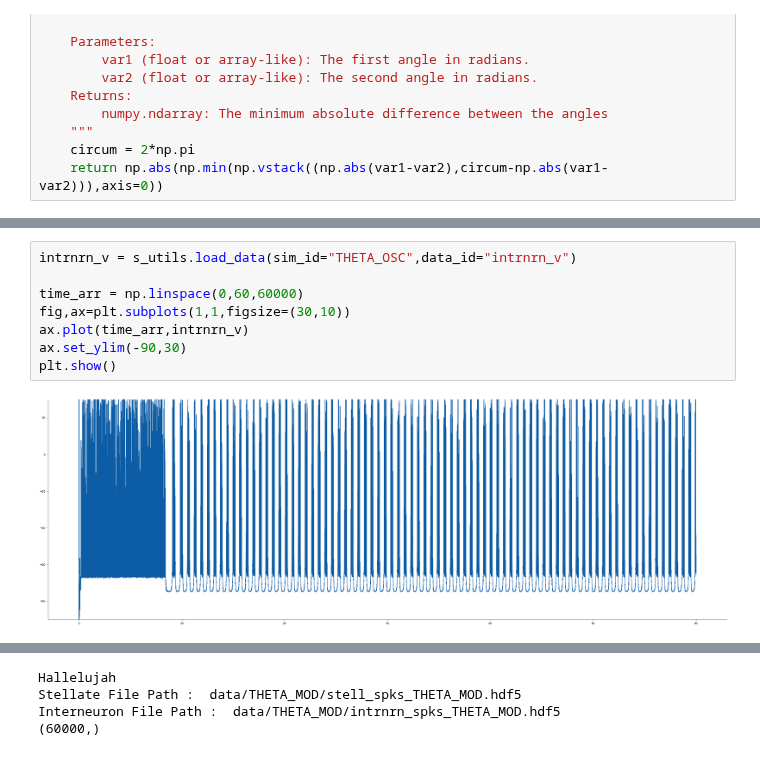
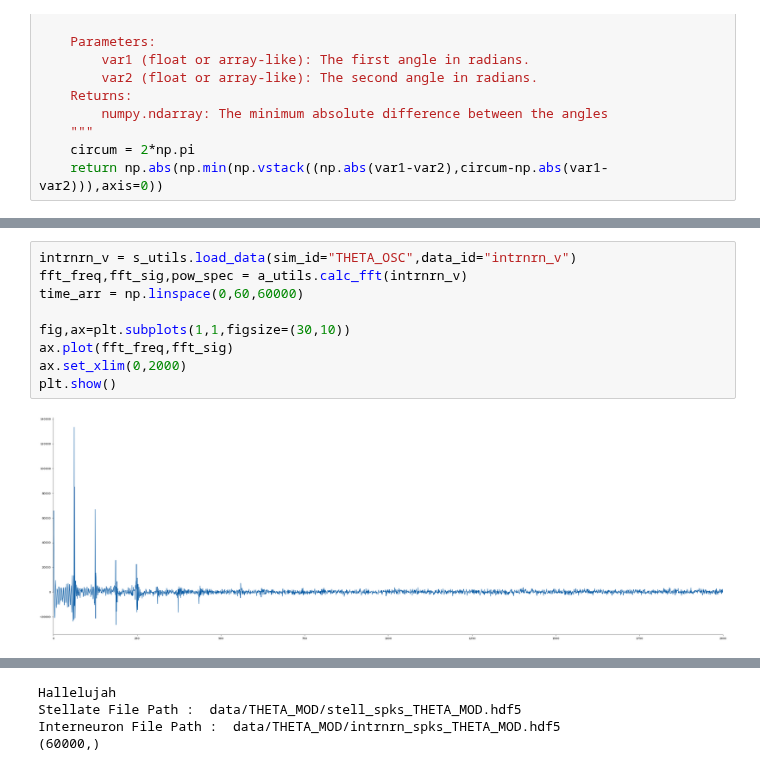
Before and after one commit to tiny-infinity/GridCellsCopy, a Jupyter notebook: analysis/notebooks/theta_analysis/gov_2.ipynb, the cells around one changed output, grey strips where cells are left out. Drawn from its saved outputs; the diff is of its cells as text.

```diff
--- a/analysis/notebooks/theta_analysis/gov_2.ipynb
+++ b/analysis/notebooks/theta_analysis/gov_2.ipynb
@@ -219,13 +257,14 @@ No artists with labels found to put in legend.  Note that artists whose label st
 # %%
 intrnrn_v = s_utils.load_data(sim_id="THETA_OSC",data_id="intrnrn_v")
+fft_freq,fft_sig,pow_spec = a_utils.calc_fft(intrnrn_v)
+time_arr = np.linspace(0,60,60000)
 
-time_arr = np.linspace(0,60,60000)
 fig,ax=plt.subplots(1,1,figsize=(30,10))
-ax.plot(time_arr,intrnrn_v)
-ax.set_ylim(-90,30)
+ax.plot(fft_freq,fft_sig)
+ax.set_xlim(0,2000)
 plt.show()
 # %% [output]
-[figure, old version]
+[figure, new version]
 # %%
 stell_spks_const,intrnrn_spks = s_utils.load_spikes(sim_id = "THETA_CONST",sim_num=0)
 stell_spks_mod,intrnrn_spks = s_utils.load_spikes(sim_id = "THETA_MOD",sim_num=0)
```
Also changed, not shown: parts of 10 cells of this notebook, 15 other files.
